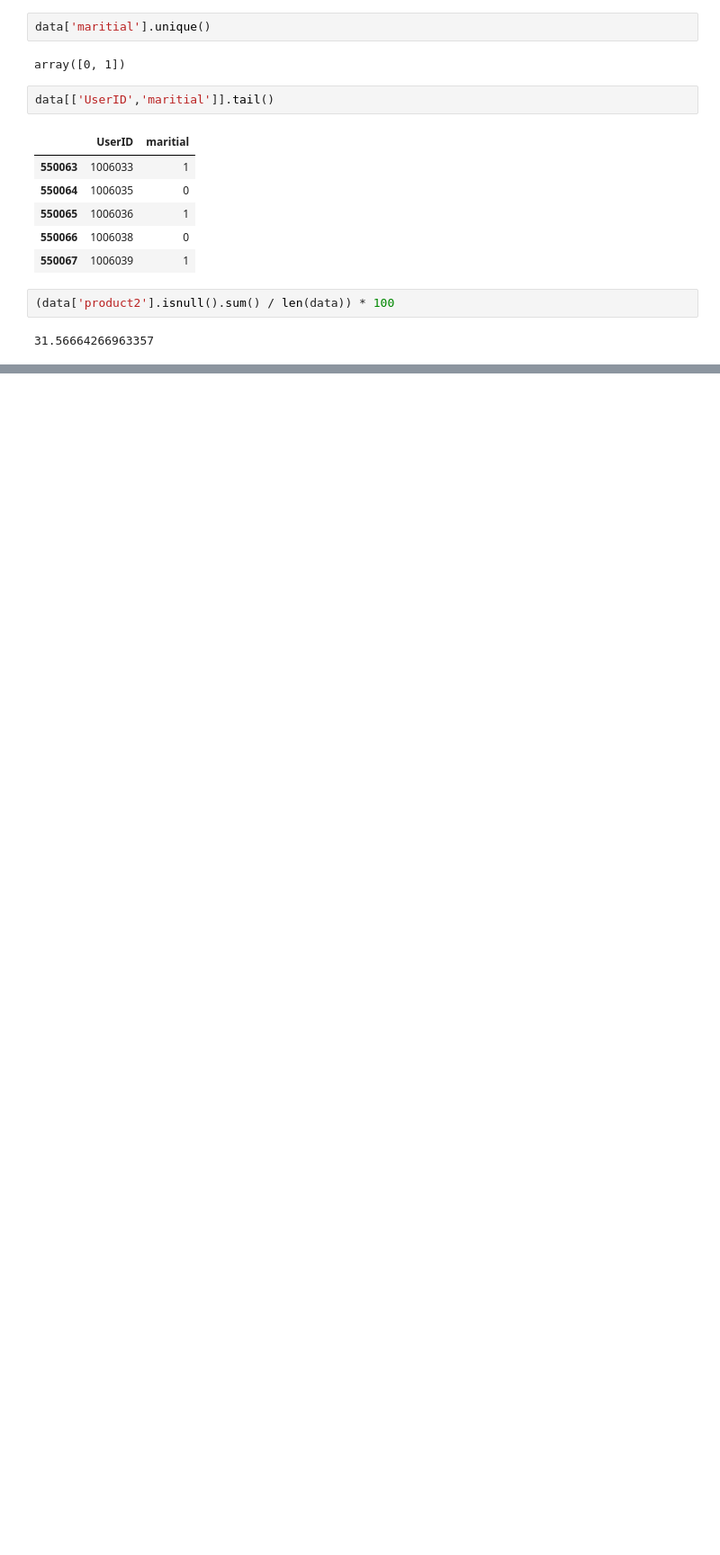
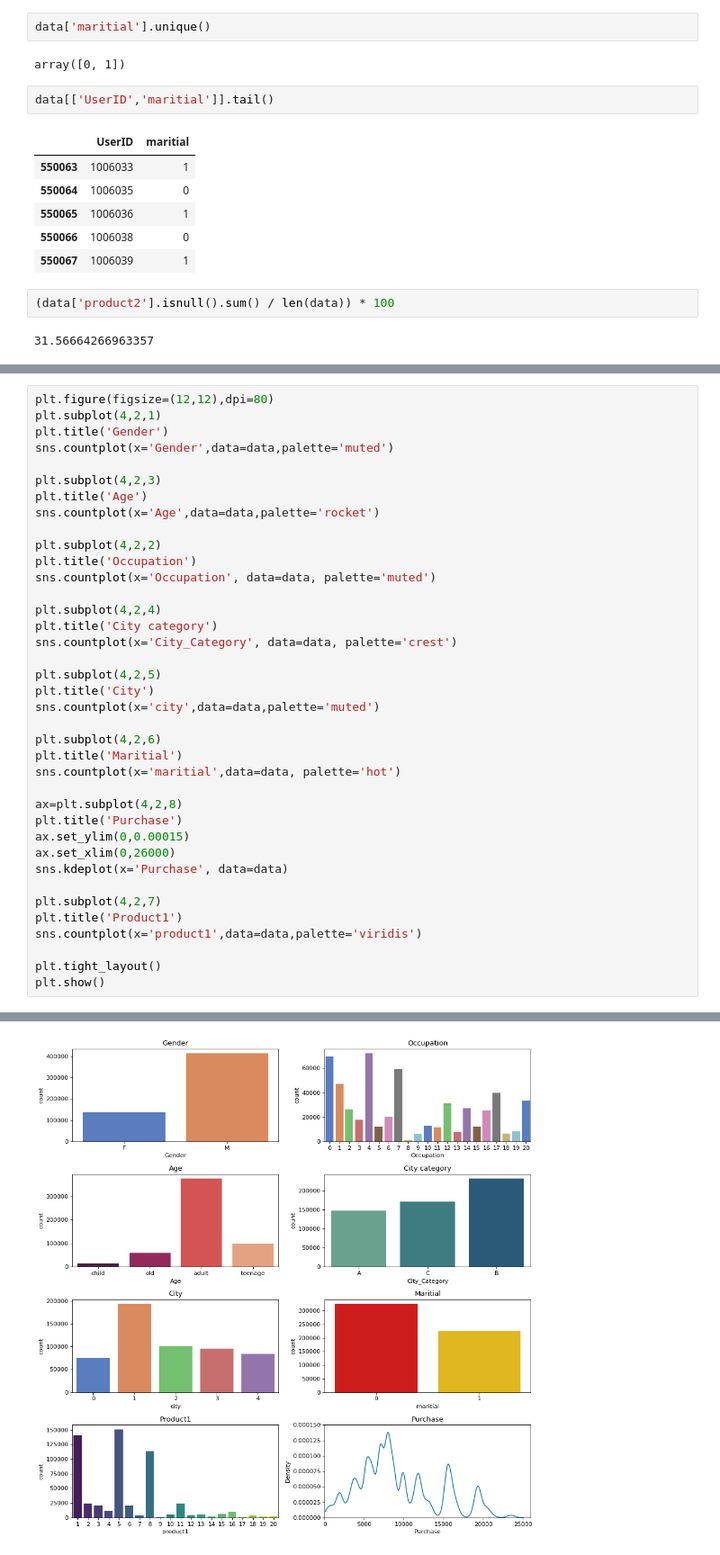
Before and after one commit to carison31/data_analytics, a Jupyter notebook: black_friday_eda/black_friday_eda.ipynb, the cells around one changed output, grey strips where cells are left out. Shown: that part at 90% size. Drawn from its saved outputs; the diff is of its cells as text; blank space fills up the shorter version.

```diff
--- a/black_friday_eda/black_friday_eda.ipynb
+++ b/black_friday_eda/black_friday_eda.ipynb
@@ -218,0 +334,39 @@ data[['UserID','maritial']].tail()
+# %%
+plt.figure(figsize=(12,12),dpi=80)
+plt.subplot(4,2,1)
+plt.title('Gender')
+sns.countplot(x='Gender',data=data,palette='muted')
+
+plt.subplot(4,2,3)
+plt.title('Age')
+sns.countplot(x='Age',data=data,palette='rocket')
+
+plt.subplot(4,2,2)
+plt.title('Occupation')
+sns.countplot(x='Occupation', data=data, palette='muted')
+
+plt.subplot(4,2,4)
+plt.title('City category')
+sns.countplot(x='City_Category', data=data, palette='crest')
+
+plt.subplot(4,2,5)
+plt.title('City')
+sns.countplot(x='city',data=data,palette='muted')
+
+plt.subplot(4,2,6)
+plt.title('Maritial')
+sns.countplot(x='maritial',data=data, palette='hot')
+
+ax=plt.subplot(4,2,8)
+plt.title('Purchase')
+ax.set_ylim(0,0.00015)
+ax.set_xlim(0,26000)
+sns.kdeplot(x='Purchase', data=data)
+
+plt.subplot(4,2,7)
+plt.title('Product1')
+sns.countplot(x='product1',data=data,palette='viridis')
+
+plt.tight_layout()
+plt.show()
+# %% [output]
@@ -218,0 +390 @@ data[['UserID','maritial']].tail()
+[figure, added]
```
Also changed, not shown: parts of 24 cells of this notebook.
